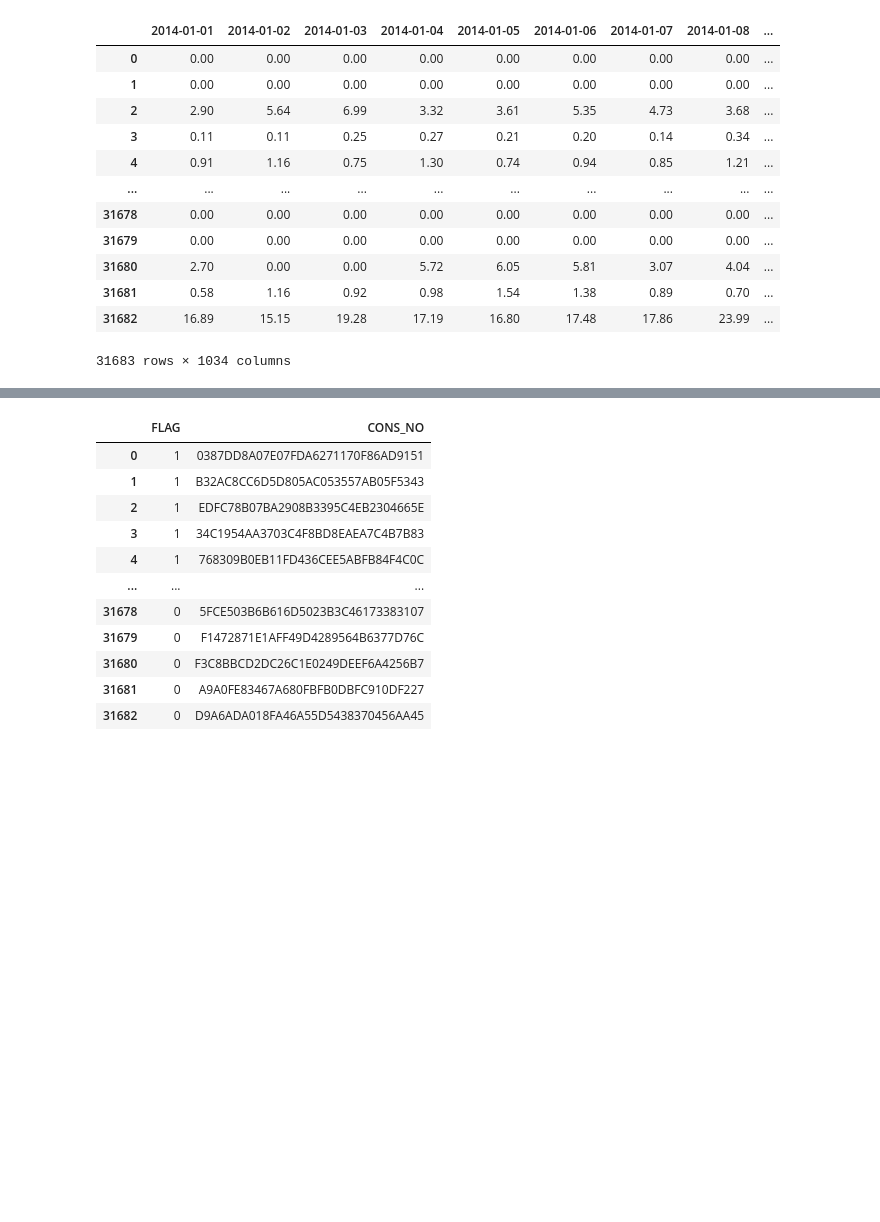
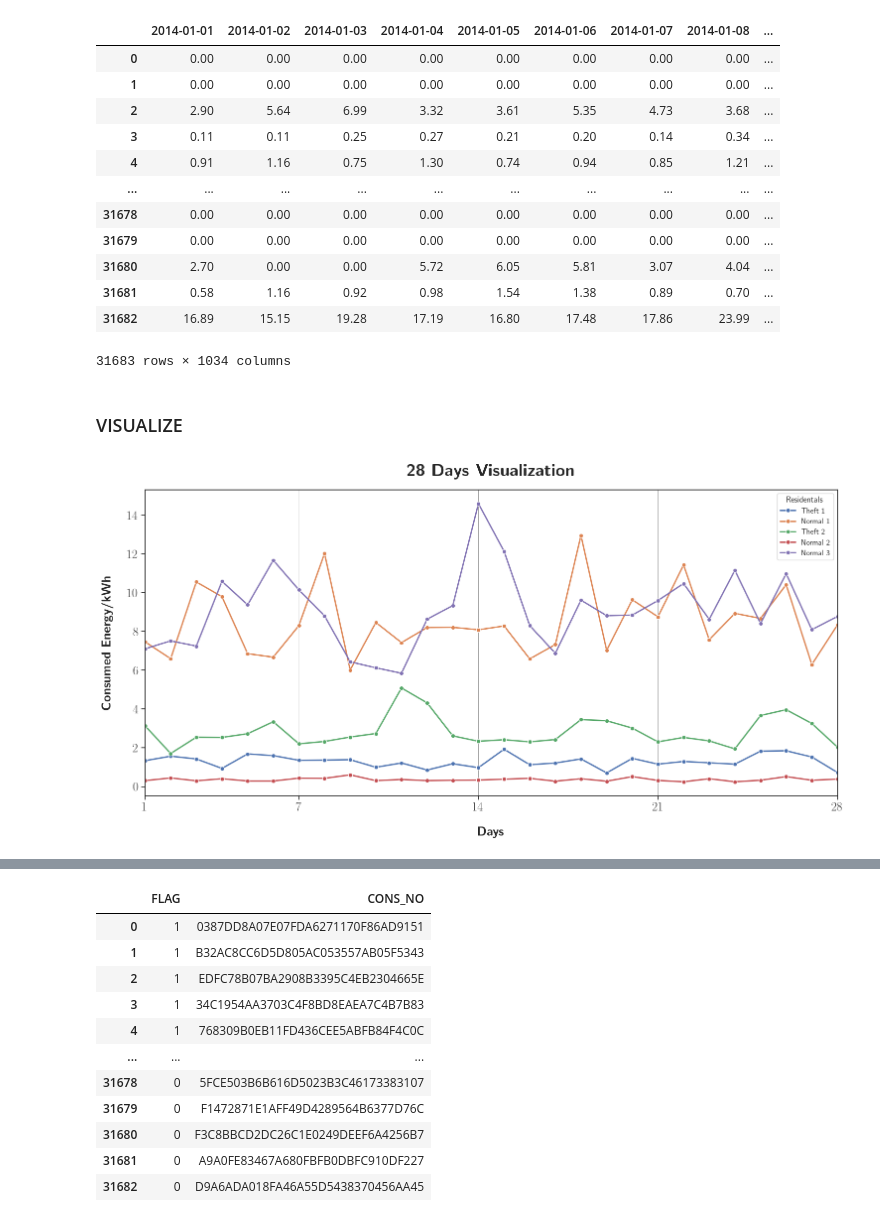
Before and after one commit to d41sys/electric-theft-detection, a Jupyter notebook: notebooks/preprocessing.ipynb, the cells around one changed output, grey strips where cells are left out. Saved outputs shown, nothing was run; the diff lists cells and outputs as text; code cells hidden in the pictures; blank space fills up the shorter version.

```diff
--- a/notebooks/preprocessing.ipynb
+++ b/notebooks/preprocessing.ipynb
@@ -484,3 +476,79 @@ cleaned_df
 | 31681 | 0.58 | 1.16 | 0.92 | 0.98 | 1.54 | 1.38 | 0.89 | 0.70 | ... |
 | 31682 | 16.89 | 15.15 | 19.28 | 17.19 | 16.80 | 17.48 | 17.86 | 23.99 | ... |
 31683 rows × 1034 columns
+# %% [markdown]
+### VISUALIZE
+# %%
+import matplotlib
+import matplotlib.pyplot as plt
+import matplotlib as mpl
+import seaborn as sns
+import pandas as pd
+
+mpl.rcParams.update(mpl.rcParamsDefault)
+
+plt.rcParams.update({
+    "text.usetex": True,
+    "font.family": "serif",
+    "font.weight": "bold"
+})
+
+# rows = [cleaned_df.iloc[0, 0:28] for _ in range(5)]
+# Assuming df is your DataFrame and you want to visualize the first row
+rows = cleaned_df.iloc[[7, 2590, 10, 3617, 26723], 280:308]
+# rows = [cleaned_df.iloc[2609, 0+28*i:28*i+28] for i in range(1, 10)]
+
+# Flatten the list of rows
+flat_values = np.array(rows).flatten()
+
+# Create a new DataFrame for the selected data
+data = pd.DataFrame({
+    'Day': list(range(1, 29)) * len(rows),
+    'Value': flat_values,
+    # 'Residentals': [f'Residental {i+1}' for i in range(len(rows)) for _ in range(28)]
+    'Residentals': np.array([["Theft 1" for _ in range(28)], ["Normal 1" for _ in range(28)], ["Theft 2" for _ in range(28)], ["Normal 2" for _ in range(28)], ["Normal 3" for _ in range(28)]]).flatten().tolist()
+})
+
+
+# Set a theme
+# sns.axes_style()
+sns.set_theme(style="ticks")
+
+# Create a lineplot
+plt.figure(figsize=(18, 8))
+
+sns.lineplot(x='Day', y='Value', hue='Residentals', data=data, linewidth=2, marker='o')
+
+# Define the markers
+# markers = ['o', 'v', '^', '<', '>']
+
+# Get the unique residentals
+# residentals = data['Residentals'].unique()
+
+# Create a lineplot for each residental
+# for i, residental in enumerate(residentals):
+#     df_residental = data[data['Residentals'] == residental]
+#     sns.lineplot(x='Day', y='Value', data=df_residental, marker=markers[i % len(markers)], linewidth=2)
+
+# Add title and labels
+plt.title(r'\textbf{28 Days Visualization}', fontsize=25, pad=20)
+plt.xlabel(r'\textbf{Days}', fontsize=18, labelpad=20)
+plt.ylabel(r'\textbf{Consumed Energy/kWh}', fontsize=18, labelpad=20)
+
+# Set xticks to only show the first and last day
+plt.xticks([0, 1, 7, 14, 21, 28], fontsize=18)
+plt.yticks(fontsize=18)
+
+# Get the current axes, enabling you to manipulate its properties
+ax = plt.gca()
+
+# Display only vertical gridlines
+ax.grid(True, which='both', axis='x', color='gray', linewidth=0.5)
+
+# Set x-axis limits
+plt.xlim(1, 28)
+
+# Show the plot
+plt.show()
+# %% [output]
+[figure, added]
```
Also changed, not shown: parts of 4 cells of this notebook, 2 other files.
